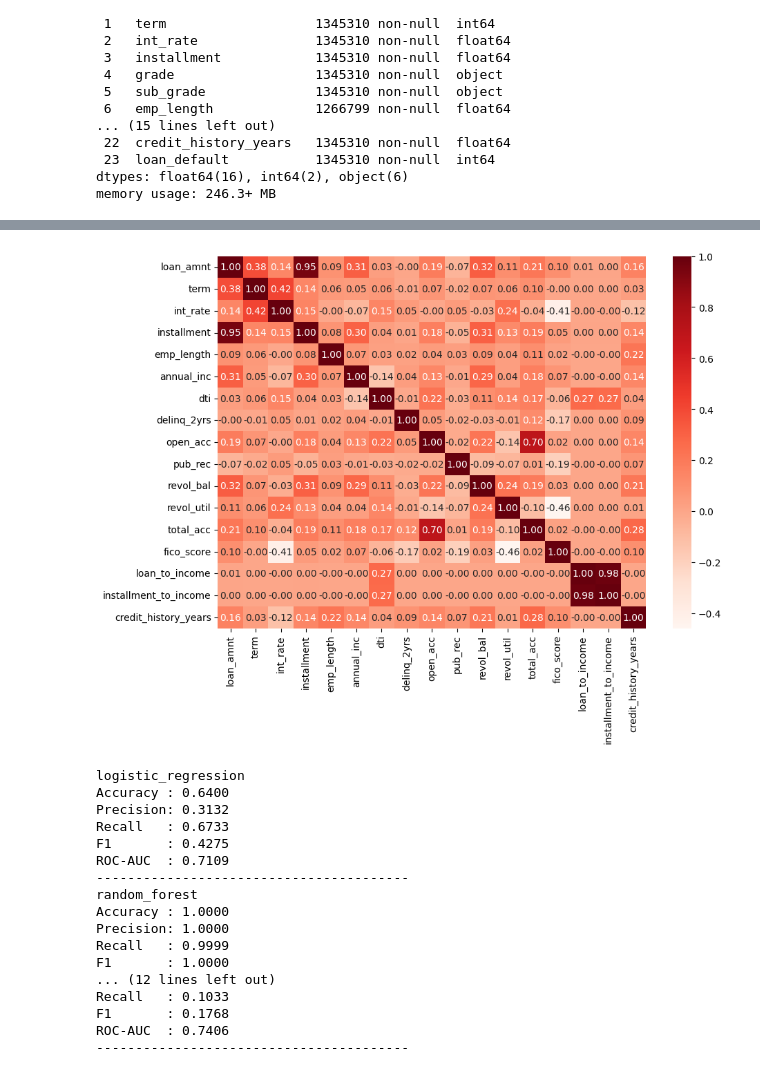
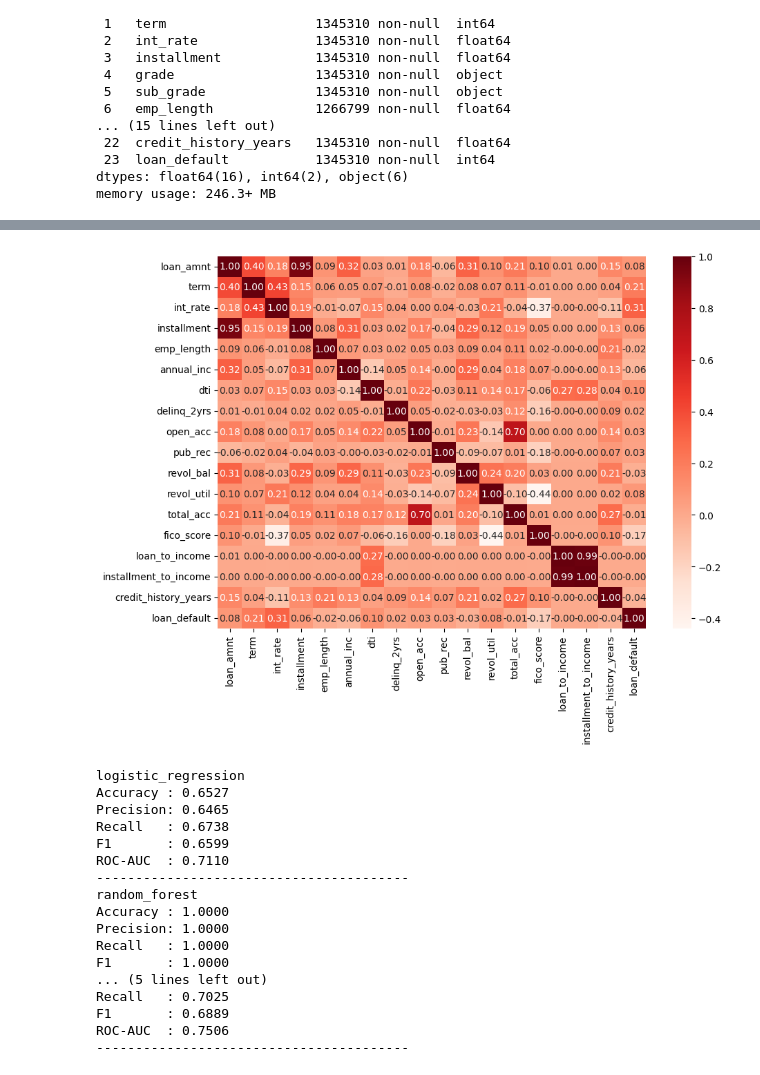
Before and after one commit to souradipdey166/lending-club-default-predictor, a Jupyter notebook: 00_experiment.ipynb, the cells around one changed output, grey strips where cells are left out. Cells and saved outputs as stored; diff of their text form; code cells hidden in the pictures.

```diff
--- a/00_experiment.ipynb
+++ b/00_experiment.ipynb
@@ -79,0 +87,24 @@ df.describe().T
+# %%
+import pandas as pd
+
+# Separate majority and minority classes
+majority = df[df["loan_default"] == 0]
+minority = df[df["loan_default"] == 1]
+
+# Downsample majority class to match minority class size
+majority_downsampled = majority.sample(
+    n=len(minority),
+    random_state=42
+)
+
+# Combine the downsampled majority with the minority class
+df_balanced = pd.concat([majority_downsampled, minority])
+
+# Shuffle the dataset
+df_balanced = df_balanced.sample(
+    frac=1,
+    random_state=42
+).reset_index(drop=True)
+
+# Check the new distribution
+print(df_balanced["loan_default"].value_counts())
@@ -79,0 +123,2 @@ df.describe().T
+# %%
+df = df_balanced
@@ -240,14 +261,16 @@ Feature: annual_inc
+# %%
+numerical_cols = df.select_dtypes(["int64", "float64","int32"])
 # %%
 plt.figure(figsize=(10, 7))
 sns.heatmap(
-    df[numerical_cols].corr(),
+    numerical_cols.corr(),
     annot=True,
     cmap='Reds',
     fmt='.2f'
 )
 plt.show()
 # %% [output]
-[figure, old version]
+[figure, new version]
 # %%
 from sklearn.compose import ColumnTransformer
 from sklearn.pipeline import Pipeline
@@ -381,21 +404,21 @@ for name, model in models.items():
     print("-" * 40)
 # %% [output]
 logistic_regression
-Accuracy : 0.6400
-Precision: 0.3132
-Recall   : 0.6733
-F1       : 0.4275
-ROC-AUC  : 0.7109
+Accuracy : 0.6527
+Precision: 0.6465
+Recall   : 0.6738
+F1       : 0.6599
+ROC-AUC  : 0.7110
 ----------------------------------------
 random_forest
 Accuracy : 1.0000
 Precision: 1.0000
-Recall   : 0.9999
+Recall   : 1.0000
 F1       : 1.0000
-... (12 lines left out)
-Recall   : 0.1033
-F1       : 0.1768
-ROC-AUC  : 0.7406
+... (5 lines left out)
+Recall   : 0.7025
+F1       : 0.6889
+ROC-AUC  : 0.7506
 ----------------------------------------
 # %%
 results = []
```
Also changed, not shown: parts of 25 cells of this notebook, 19 other files.
